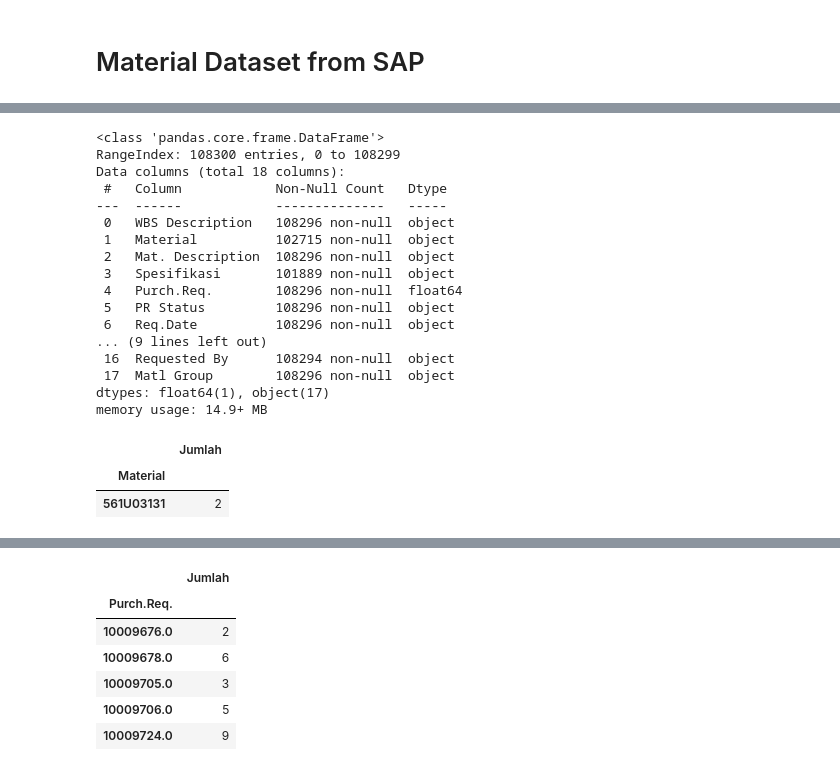
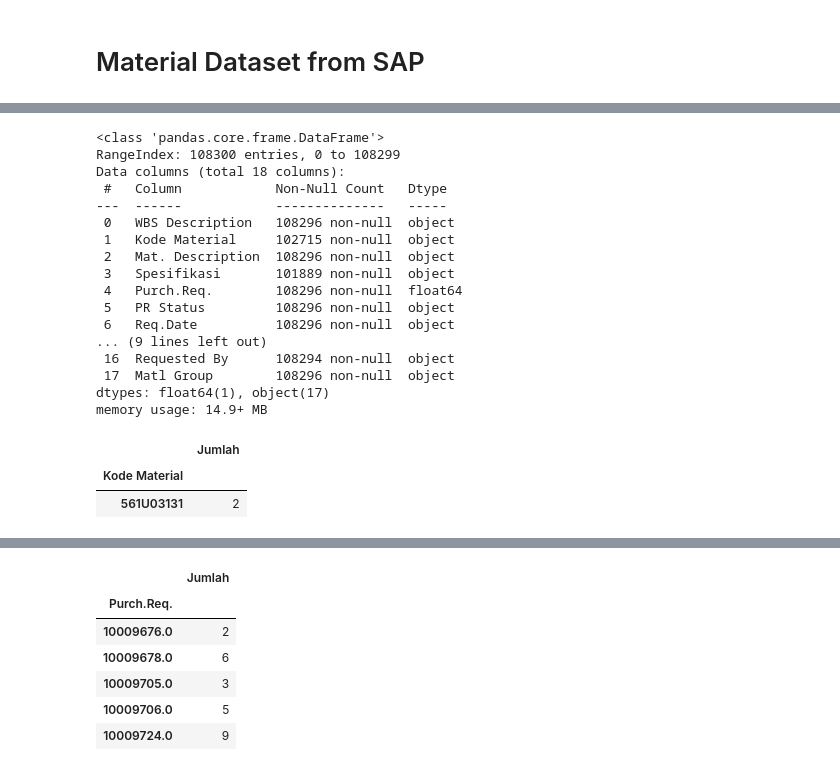
Before and after one commit to widura26/recap-automation, a Jupyter notebook: recap_automation.ipynb, the cells around one changed output, grey strips where cells are left out. Cells and saved outputs as stored; diff of their text form; code cells hidden in the pictures.

```diff
--- a/recap_automation.ipynb
+++ b/recap_automation.ipynb
@@ -782,2 +983,0 @@ data[data["Kode Material"] == "RAW MATERIAL"]
-# %%
-pd.set_option('display.max_rows', None)
@@ -842,7 +1011,7 @@ memory usage: 22.3+ MB
 # %%
 sapdataset = sapdataset[[
     "WBS Description",
-    "Material",
+    "Kode Material",
     "Mat. Description",
     "Spesifikasi",
     "Purch.Req.",
@@ -869,7 +1038,7 @@ Data columns (total 18 columns):
  #   Column            Non-Null Count   Dtype
 ---  ------            --------------   -----
  0   WBS Description   108296 non-null  object
- 1   Material          102715 non-null  object
+ 1   Kode Material     102715 non-null  object
  2   Mat. Description  108296 non-null  object
  3   Spesifikasi       101889 non-null  object
  4   Purch.Req.        108296 non-null  float64
@@ -882,11 +1051,11 @@ dtypes: float64(1), object(17)
 memory usage: 14.9+ MB
 # %%
 #grouping data based on kode Material
-komatUniqueData = sapdataset.groupby("Material").size().to_frame(name="Jumlah").head()
+komatUniqueData = sapdataset.groupby("Kode Material").size().to_frame(name="Jumlah").head()
 komatUniqueData[komatUniqueData["Jumlah"] == 2]
 # %% [output]
 |  | Jumlah |
-| Material |  |
+| Kode Material |  |
 | 561U03131 | 2 |
 # %%
 # Contoh data Material yang sama namun no pr nya berbeda.
```
Also changed, not shown: parts of 79 cells of this notebook.
